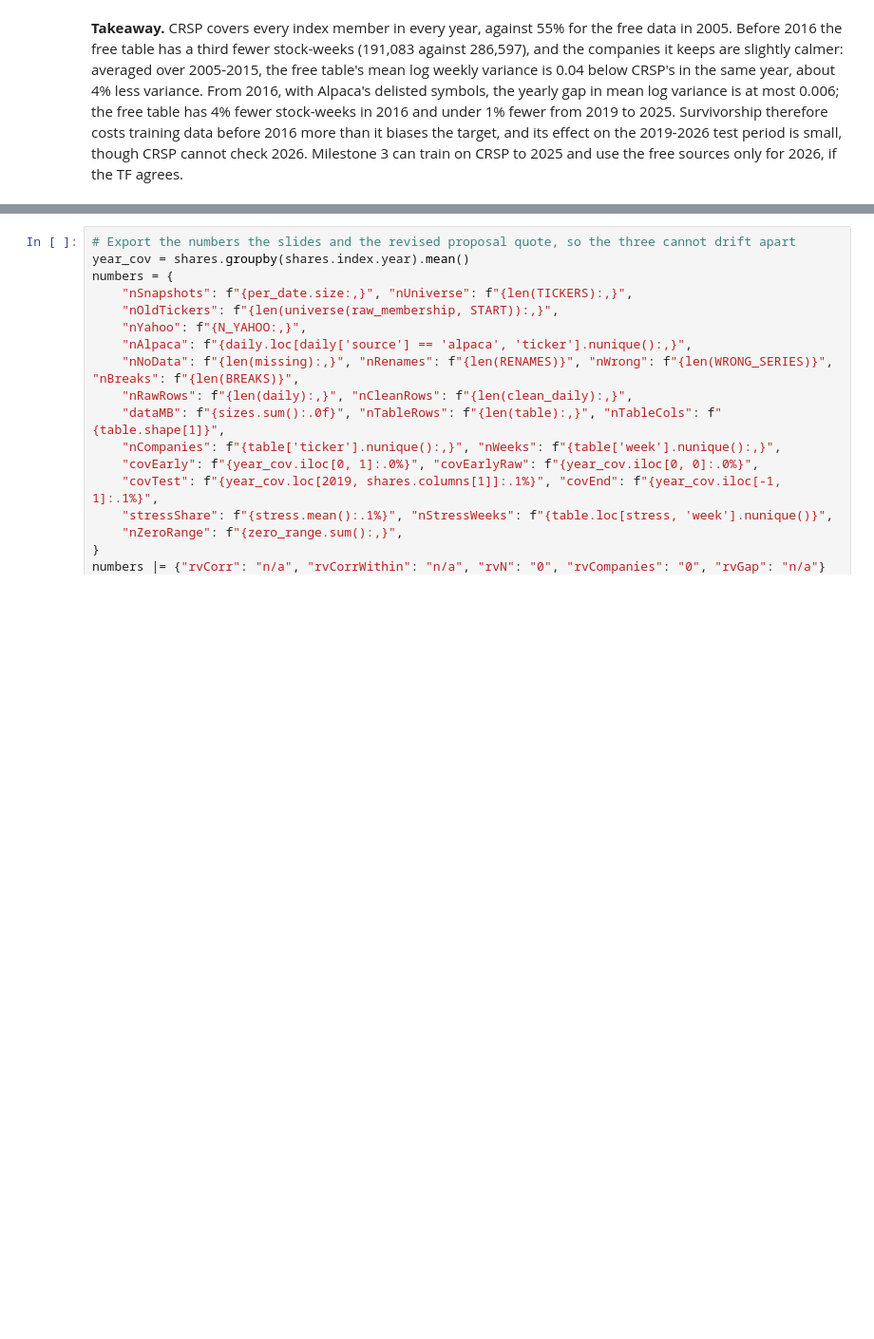
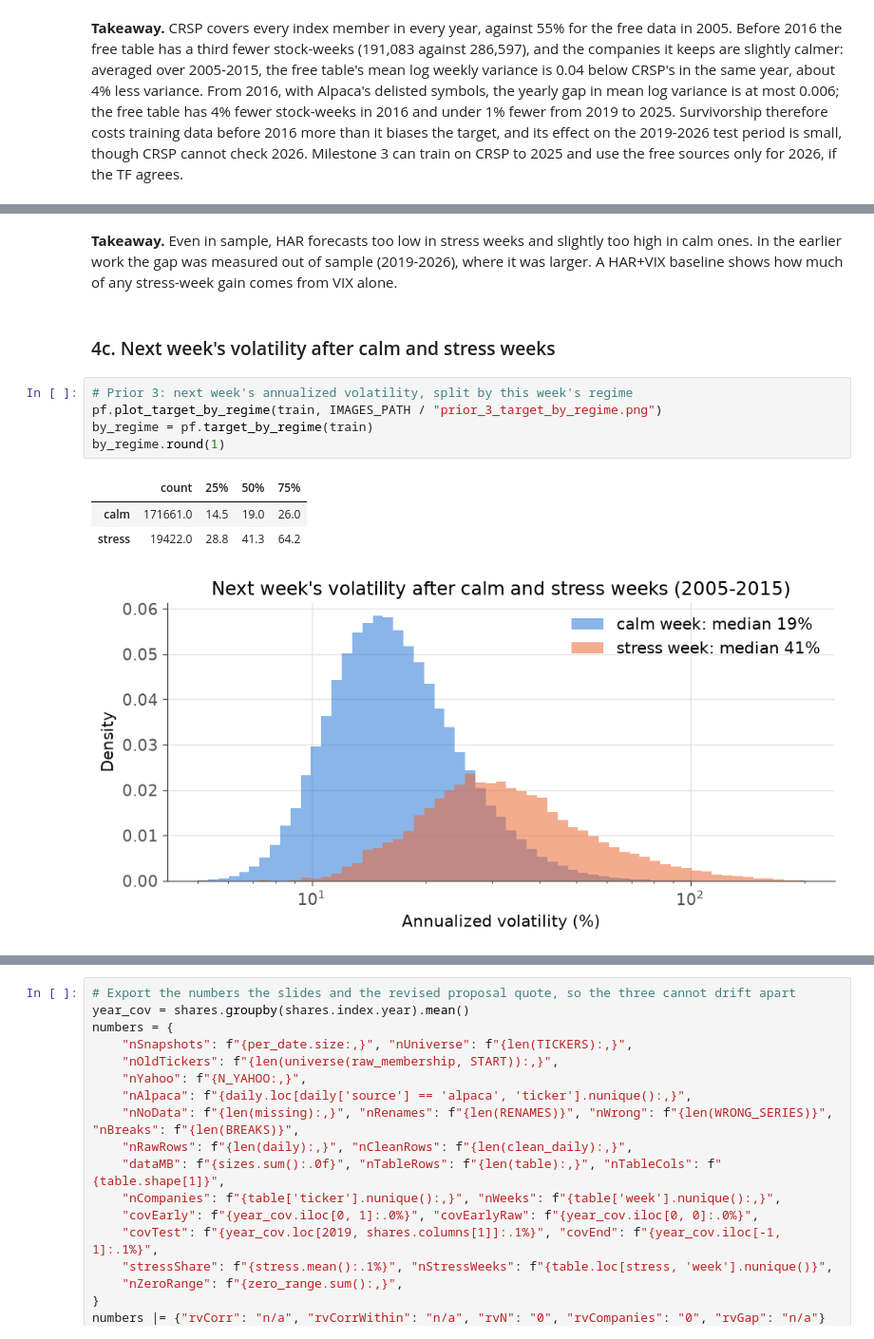
Before and after one commit to qqgjyx/AC-209A_VolForecast, a Jupyter notebook: ms2.ipynb, the cells around one changed output, grey strips where cells are left out. Shown at 95% size. Cells and saved outputs as stored; diff of their text form; blank space fills up the shorter version.

```diff
--- a/ms2.ipynb
+++ b/ms2.ipynb
@@ -629,0 +696,16 @@ the free sources only for 2026, if the TF agrees.
+# %% [markdown]
+**Takeaway.** Even in sample, HAR forecasts too low in stress weeks and slightly too high in
+calm ones. In the earlier work the gap was measured out of sample (2019-2026), where it was larger.
+A HAR+VIX baseline shows how much of any stress-week gain comes from VIX alone.
+# %% [markdown]
+### 4c. Next week's volatility after calm and stress weeks
+# %%
+# Prior 3: next week's annualized volatility, split by this week's regime
+pf.plot_target_by_regime(train, IMAGES_PATH / "prior_3_target_by_regime.png")
+by_regime = pf.target_by_regime(train)
+by_regime.round(1)
+# %% [output]
+|  | count | 25% | 50% | 75% |
+| calm | 171661.0 | 14.5 | 19.0 | 26.0 |
+| stress | 19422.0 | 28.8 | 41.3 | 64.2 |
+[figure, added]
```
Also changed, not shown: parts of 21 cells of this notebook, 6 other files.
